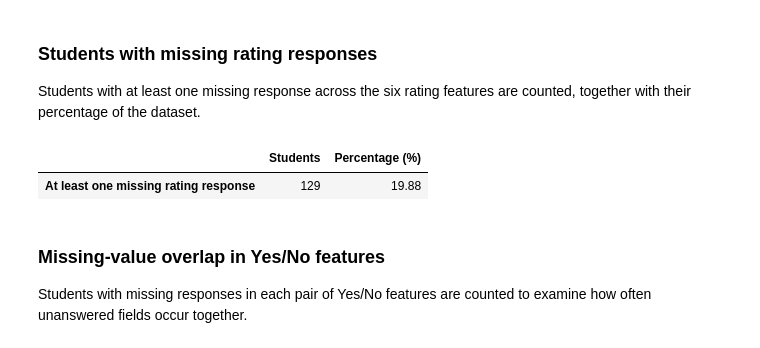
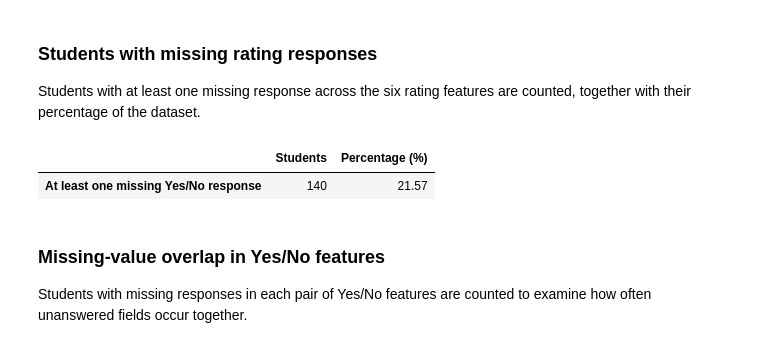
Before and after one commit to HenriqueReduto/Data-Mining-Project, a Jupyter notebook: notebooks/data_exploration.ipynb, the cells around one changed output. Saved outputs shown, nothing was run; the diff lists cells and outputs as text; code cells hidden in the pictures.

Commit message:
Students with missing rating responses corrected

```diff
--- a/notebooks/data_exploration.ipynb
+++ b/notebooks/data_exploration.ipynb
@@ -755,22 +755,22 @@ yes_no_summary
 Students with at least one missing response across the six rating
 features are counted, together with their percentage of the dataset.
 # %%
-rating_columns = [
-    'famrel', 'freetime', 'goout',
-    'Dalc', 'Walc', 'health'
+yes_no_columns = [
+    'schoolsup', 'famsup', 'paid', 'activities',
+    'nursery', 'higher', 'internet', 'romantic'
 ]
 
-missing_ratings = student_data[rating_columns].isna().any(axis=1)
+missing_yes_no = student_data[yes_no_columns].isna().any(axis=1)
 
-rating_missing_summary = pd.DataFrame({
-    'Students': [missing_ratings.sum()],
-    'Percentage (%)': [missing_ratings.mean() * 100]
-}, index=['At least one missing rating response'])
+yes_no_missing_summary = pd.DataFrame({
+    'Students': [missing_yes_no.sum()],
+    'Percentage (%)': [missing_yes_no.mean() * 100]
+}, index=['At least one missing Yes/No response'])
 
-display(rating_missing_summary.round(2))
+display(yes_no_missing_summary.round(2))
 # %% [output]
 |  | Students | Percentage (%) |
-| At least one missing rating response | 129 | 19.88 |
+| At least one missing Yes/No response | 140 | 21.57 |
 # %% [markdown]
 ### Missing-value overlap in Yes/No features
 
```
